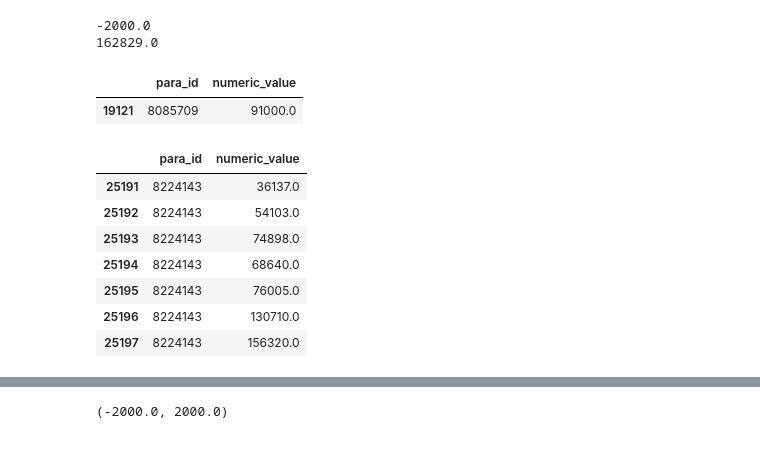
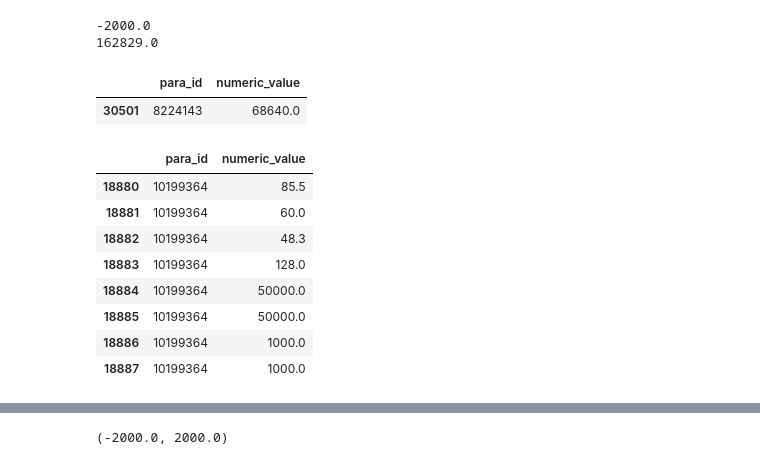
Before and after one commit to Ramprasad-Group/PromptDataExtraction, a Jupyter notebook: notebooks/Analyze-GPT-Full-Corpus.ipynb, the cells around one changed output, grey strips where cells are left out. Cells and saved outputs as stored; diff of their text form; code cells hidden in the pictures.

```diff
--- a/notebooks/Analyze-GPT-Full-Corpus.ipynb
+++ b/notebooks/Analyze-GPT-Full-Corpus.ipynb
@@ -149,21 +151,22 @@ print(max(tg_data['numeric_value']))
 -2000.0
 162829.0
 # %%
-tg_data[tg_data['numeric_value']== 91000.0]
+tg_data[tg_data['numeric_value']== 68640.0]
 # %% [output]
 |  | para_id | numeric_value |
-| 19121 | 8085709 | 91000.0 |
+| 30501 | 8224143 | 68640.0 |
 # %%
-tg_data[tg_data['para_id']== 8224143]
+tg_data[tg_data['para_id']== 10199364]
 # %% [output]
 |  | para_id | numeric_value |
-| 25191 | 8224143 | 36137.0 |
-| 25192 | 8224143 | 54103.0 |
-| 25193 | 8224143 | 74898.0 |
-| 25194 | 8224143 | 68640.0 |
-| 25195 | 8224143 | 76005.0 |
-| 25196 | 8224143 | 130710.0 |
-| 25197 | 8224143 | 156320.0 |
+| 18880 | 10199364 | 85.5 |
+| 18881 | 10199364 | 60.0 |
+| 18882 | 10199364 | 48.3 |
+| 18883 | 10199364 | 128.0 |
+| 18884 | 10199364 | 50000.0 |
+| 18885 | 10199364 | 50000.0 |
+| 18886 | 10199364 | 1000.0 |
+| 18887 | 10199364 | 1000.0 |
 # %%
 sorted(tg_data['numeric_value'], reverse=True)
 # %% [output]
```
Also changed, not shown: parts of 5 cells of this notebook, 1 other file.
